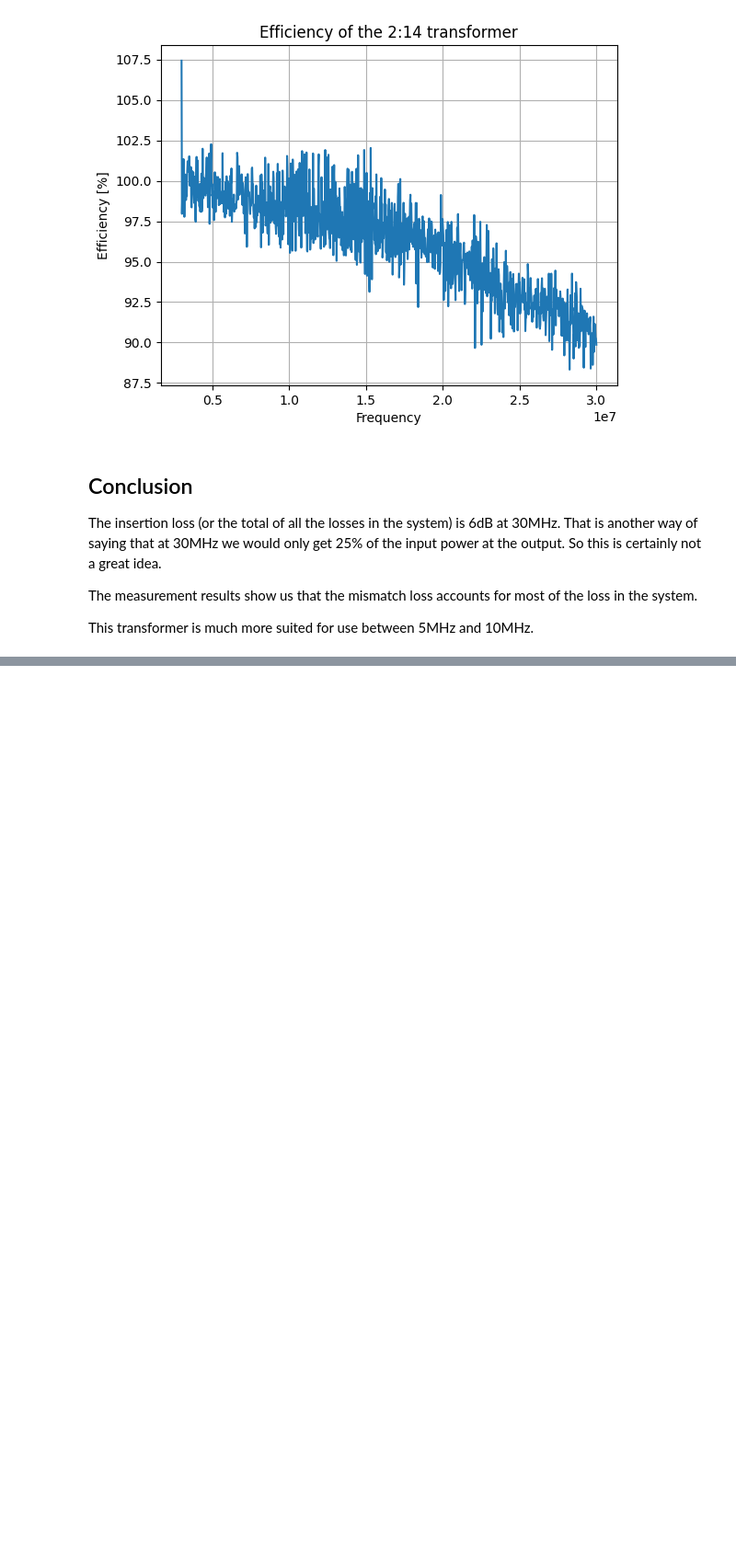
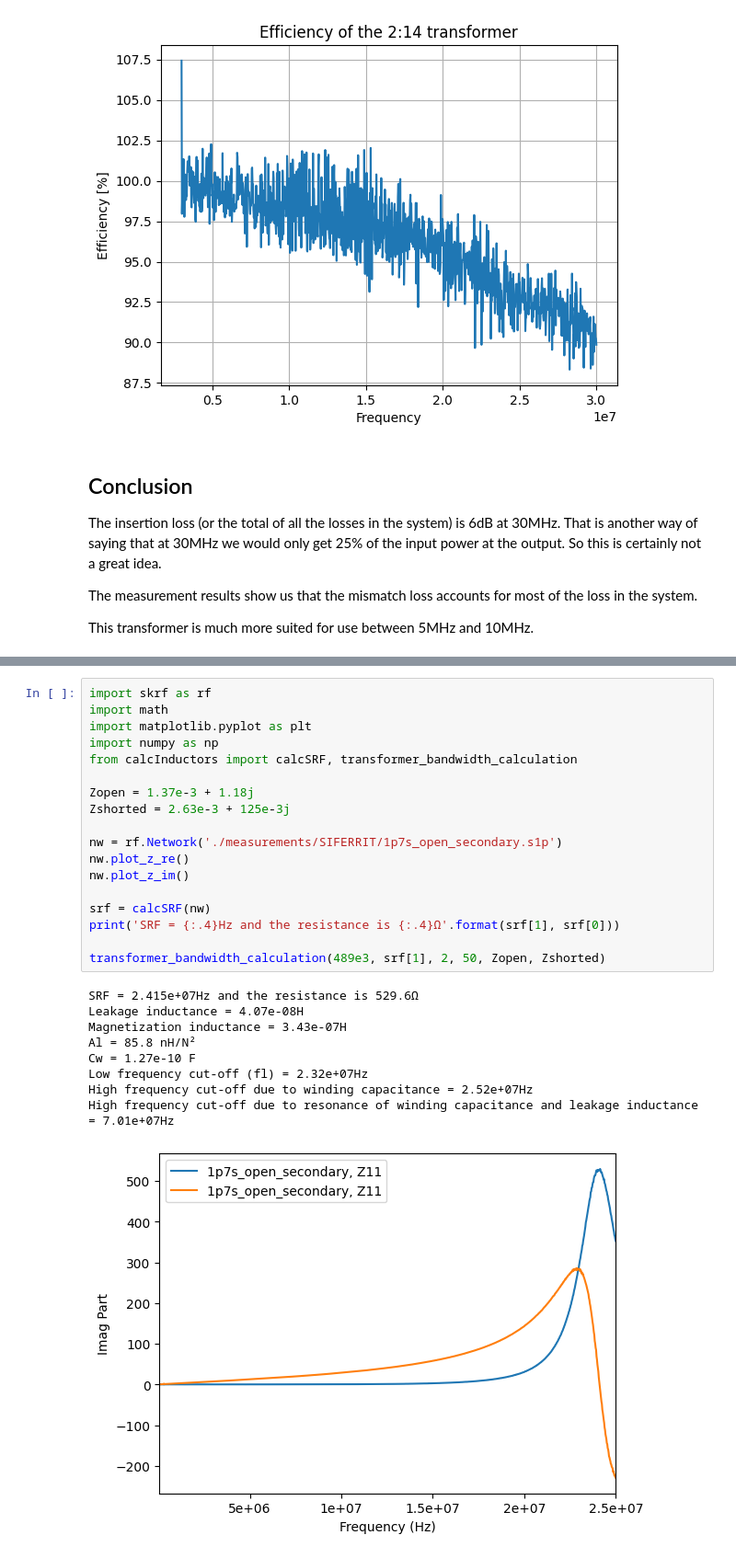
Before and after one commit to LieBtrau/zombocalypse-emcomms, a Jupyter notebook: SIFERRIT_K1.ipynb, the cells around one changed output, grey strips where cells are left out. Shown: that part at 92% size. Drawn from its saved outputs; the diff is of its cells as text; blank space fills up the shorter version.

```diff
--- a/SIFERRIT_K1.ipynb
+++ b/SIFERRIT_K1.ipynb
@@ -137,0 +149,28 @@ This transformer is much more suited for use between 5MHz and 10MHz.
+# %%
+import skrf as rf
+import math
+import matplotlib.pyplot as plt
+import numpy as np
+from calcInductors import calcSRF, transformer_bandwidth_calculation
+
+Zopen = 1.37e-3 + 1.18j
+Zshorted = 2.63e-3 + 125e-3j
+
+nw = rf.Network('./measurements/SIFERRIT/1p7s_open_secondary.s1p')
+nw.plot_z_re()
+nw.plot_z_im()
+
+srf = calcSRF(nw)
+print('SRF = {:.4}Hz and the resistance is {:.4}Ω'.format(srf[1], srf[0]))
+
+transformer_bandwidth_calculation(489e3, srf[1], 2, 50, Zopen, Zshorted)
+# %% [output]
+SRF = 2.415e+07Hz and the resistance is 529.6Ω
+Leakage inductance = 4.07e-08H
+Magnetization inductance = 3.43e-07H
+Al = 85.8 nH/N²
+Cw = 1.27e-10 F
+Low frequency cut-off (fl) = 2.32e+07Hz
+High frequency cut-off due to winding capacitance = 2.52e+07Hz
+High frequency cut-off due to resonance of winding capacitance and leakage inductance = 7.01e+07Hz
+[figure, added]
```
Also changed, not shown: parts of 9 cells of this notebook, 4 other files.
